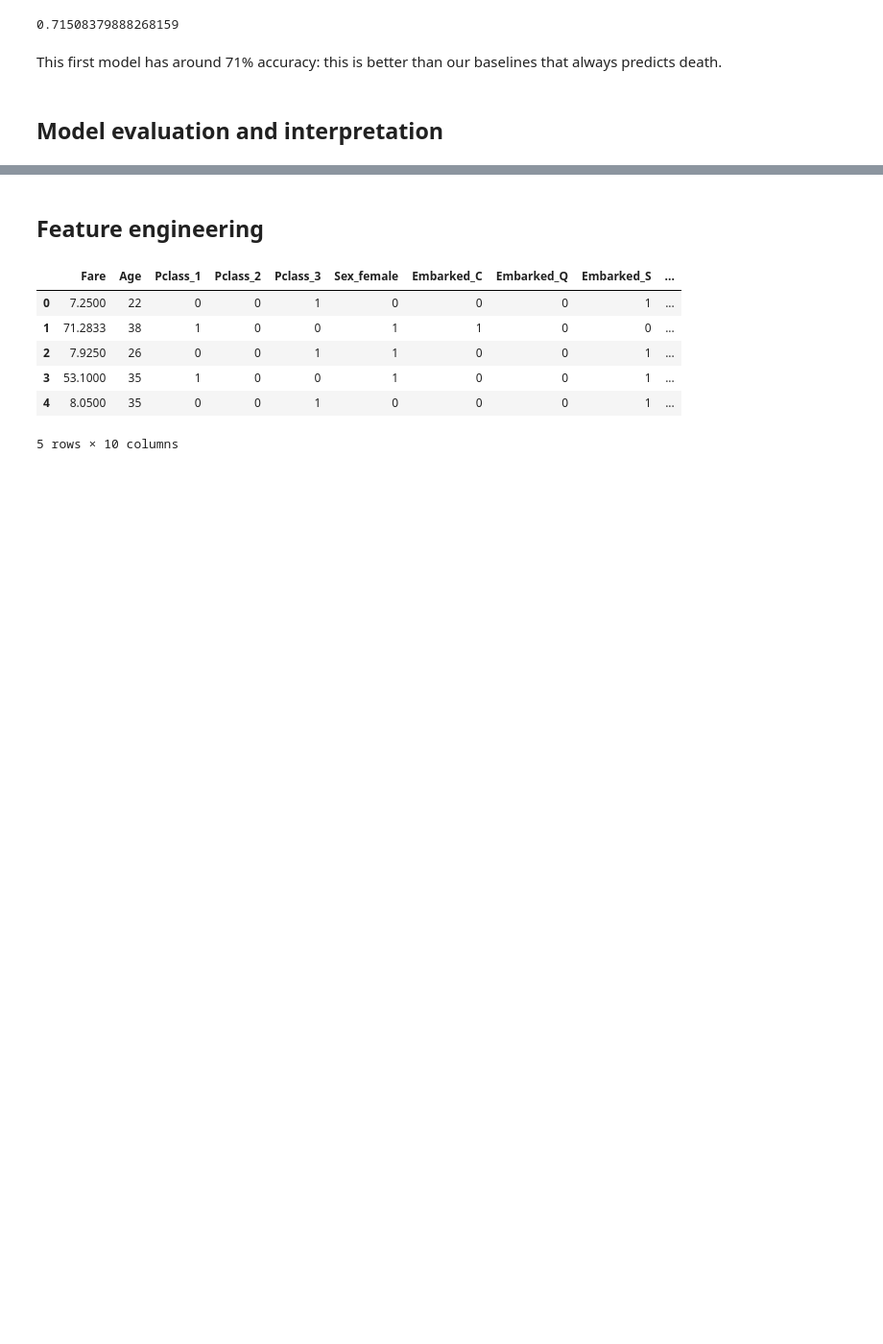
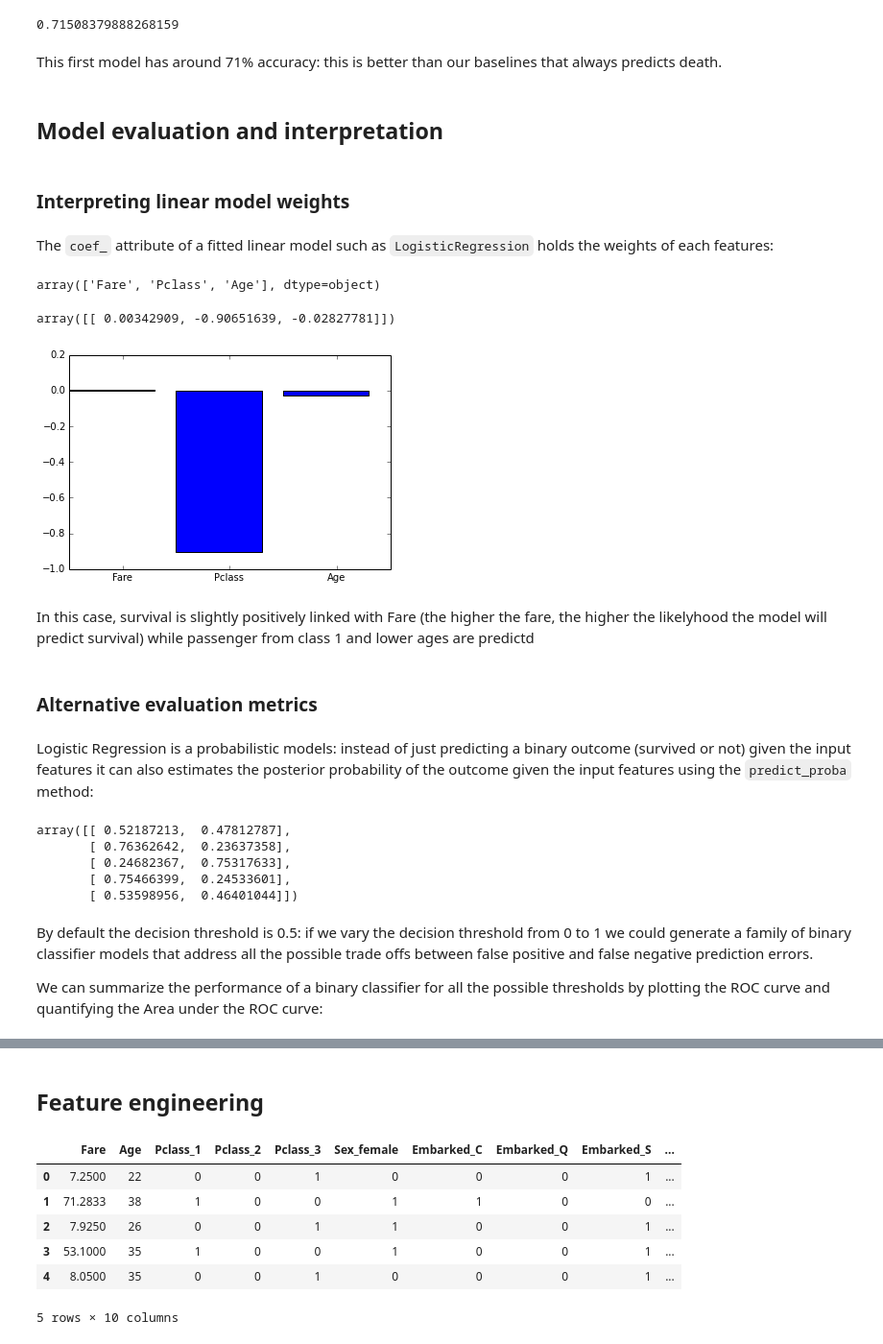
Before and after one commit to ogrisel/parallel_ml_tutorial, a Jupyter notebook: solutions/01 - An Introduction to Predictive Modeling in Python.ipynb, the cells around one changed output, grey strips where cells are left out. Shown at 96% size. Drawn from its saved outputs; the diff is of its cells as text; code cells hidden in the pictures; blank space fills up the shorter version.

```diff
--- a/solutions/01 - An Introduction to Predictive Modeling in Python.ipynb
+++ b/solutions/01 - An Introduction to Predictive Modeling in Python.ipynb
@@ -234,3 +238,41 @@ accuracy_score(target_test, target_predicted)
 This first model has around 71% accuracy: this is better than our baselines that always predicts death.
 # %% [markdown]
 ## Model evaluation and interpretation
+# %% [markdown]
+### Interpreting linear model weights
+# %% [markdown]
+The `coef_` attribute of a fitted linear model such as `LogisticRegression` holds the weights of each features:
+# %%
+feature_names = numerical_features.columns.values
+feature_names
+# %% [output]
+array(['Fare', 'Pclass', 'Age'], dtype=object)
+# %%
+lr.coef_
+# %% [output]
+array([[ 0.00342909, -0.90651639, -0.02827781]])
+# %%
+x = np.arange(3)
+plt.bar(x, lr.coef_.ravel())
+_ = plt.xticks(x + 0.5, feature_names)
+# %% [output]
+[figure, added]
+# %% [markdown]
+In this case, survival is slightly positively linked with Fare (the higher the fare, the higher the likelyhood the model will predict survival) while passenger from class 1 and lower ages are predictd
+# %% [markdown]
+### Alternative evaluation metrics
+# %% [markdown]
+Logistic Regression is a probabilistic models: instead of just predicting a binary outcome (survived or not) given the input features it can also estimates the posterior probability of the outcome given the input features using the `predict_proba` method:
+# %%
+target_predicted_proba = lr.predict_proba(features_test)
+target_predicted_proba[:5]
+# %% [output]
+array([[ 0.52187213,  0.47812787],
+       [ 0.76362642,  0.23637358],
+       [ 0.24682367,  0.75317633],
+       [ 0.75466399,  0.24533601],
+       [ 0.53598956,  0.46401044]])
+# %% [markdown]
+By default the decision threshold is 0.5: if we vary the decision threshold from 0 to 1 we could generate a family of binary classifier models that address all the possible trade offs between false positive and false negative prediction errors.
+
+We can summarize the performance of a binary classifier for all the possible thresholds by plotting the ROC curve and quantifying the Area under the ROC curve:
```
Also changed, not shown: parts of 29 cells of this notebook.
